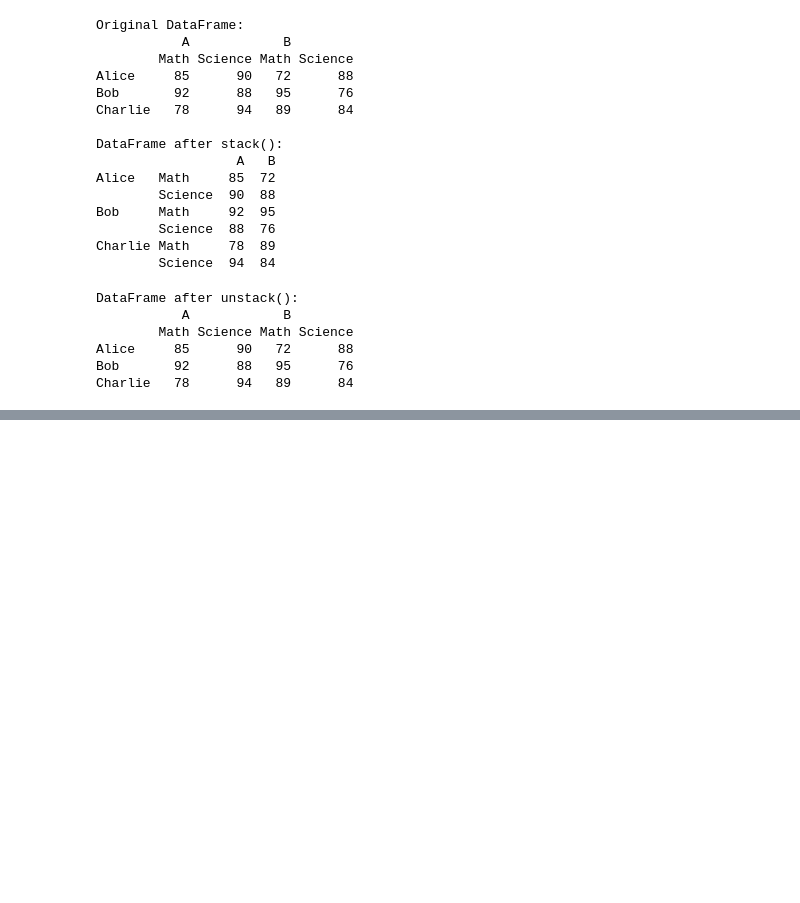
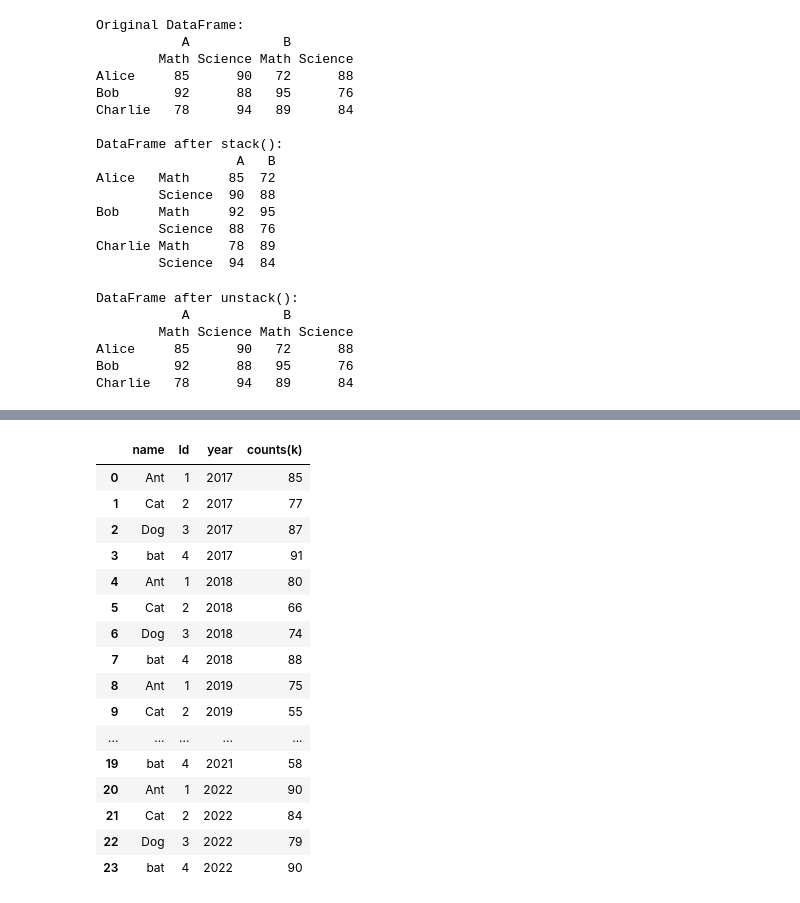
Before and after one commit to python123-dev/Python-Notes, a Jupyter notebook: pandas_101.ipynb, the cells around one changed output, grey strips where cells are left out. Drawn from its saved outputs; the diff is of its cells as text; code cells hidden in the pictures; blank space fills up the shorter version.

```diff
--- a/pandas_101.ipynb
+++ b/pandas_101.ipynb
@@ -1373,0 +1543,15 @@ Charlie   78      94   89      84
+# %%
+can={
+    'name':['Ant','Cat','Dog','bat'],
+    'Id':[1,2,3,4],
+    '2017':[85,77,87,91],
+    '2018':[80,66,74,88],
+    '2019':[75,55,82,78],
+    '2020':[70,91,83,68],
+    '2021':[80,76,59,58],
+    '2022':[90,84,79,90],
+
+}
+
+data=pd.DataFrame(can)
+data
@@ -1373,0 +1564,23 @@ Charlie   78      94   89      84
+# %%
+#long form
+
+long=data.melt(id_vars=['name','Id'],var_name='year',value_name='counts(k)')
+long
+# %% [output]
+|  | name | Id | year | counts(k) |
+| 0 | Ant | 1 | 2017 | 85 |
+| 1 | Cat | 2 | 2017 | 77 |
+| 2 | Dog | 3 | 2017 | 87 |
+| 3 | bat | 4 | 2017 | 91 |
+| 4 | Ant | 1 | 2018 | 80 |
+| 5 | Cat | 2 | 2018 | 66 |
+| 6 | Dog | 3 | 2018 | 74 |
+| 7 | bat | 4 | 2018 | 88 |
+| 8 | Ant | 1 | 2019 | 75 |
+| 9 | Cat | 2 | 2019 | 55 |
+| ... | ... | ... | ... | ... |
+| 19 | bat | 4 | 2021 | 58 |
+| 20 | Ant | 1 | 2022 | 90 |
+| 21 | Cat | 2 | 2022 | 84 |
+| 22 | Dog | 3 | 2022 | 79 |
+| 23 | bat | 4 | 2022 | 90 |
```
Also changed, not shown: parts of 17 cells of this notebook.
